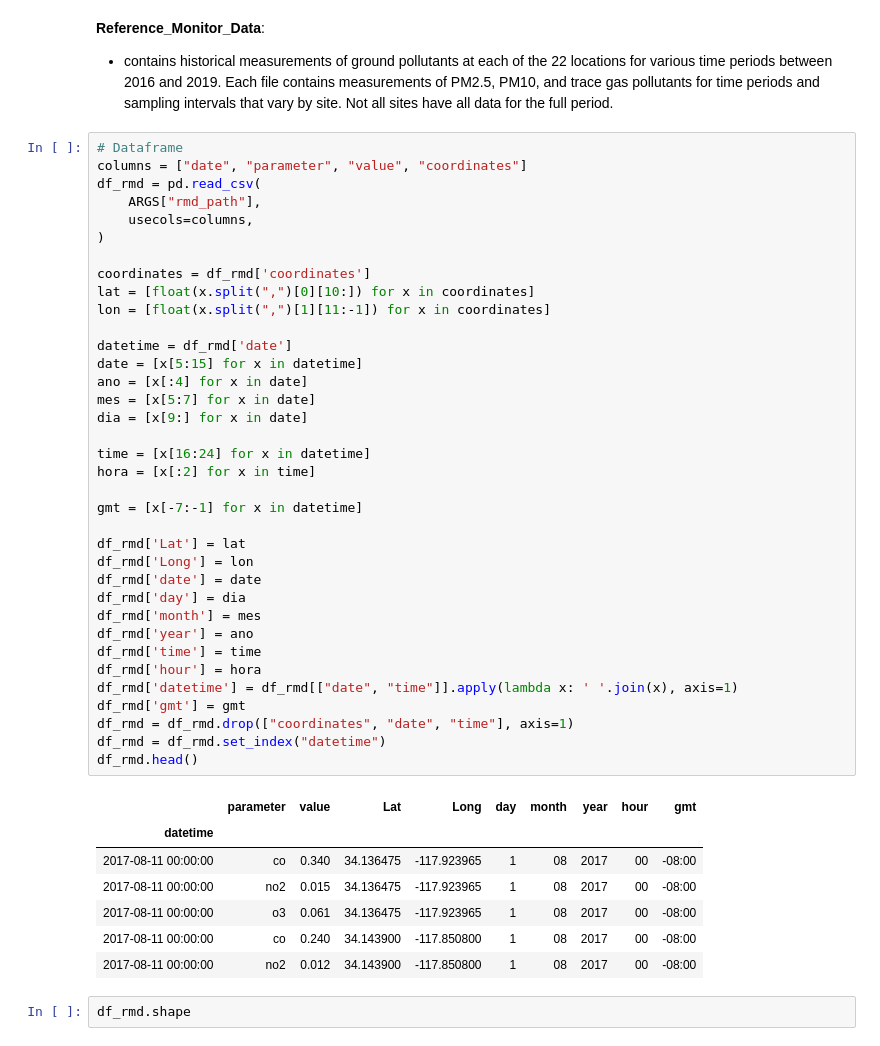
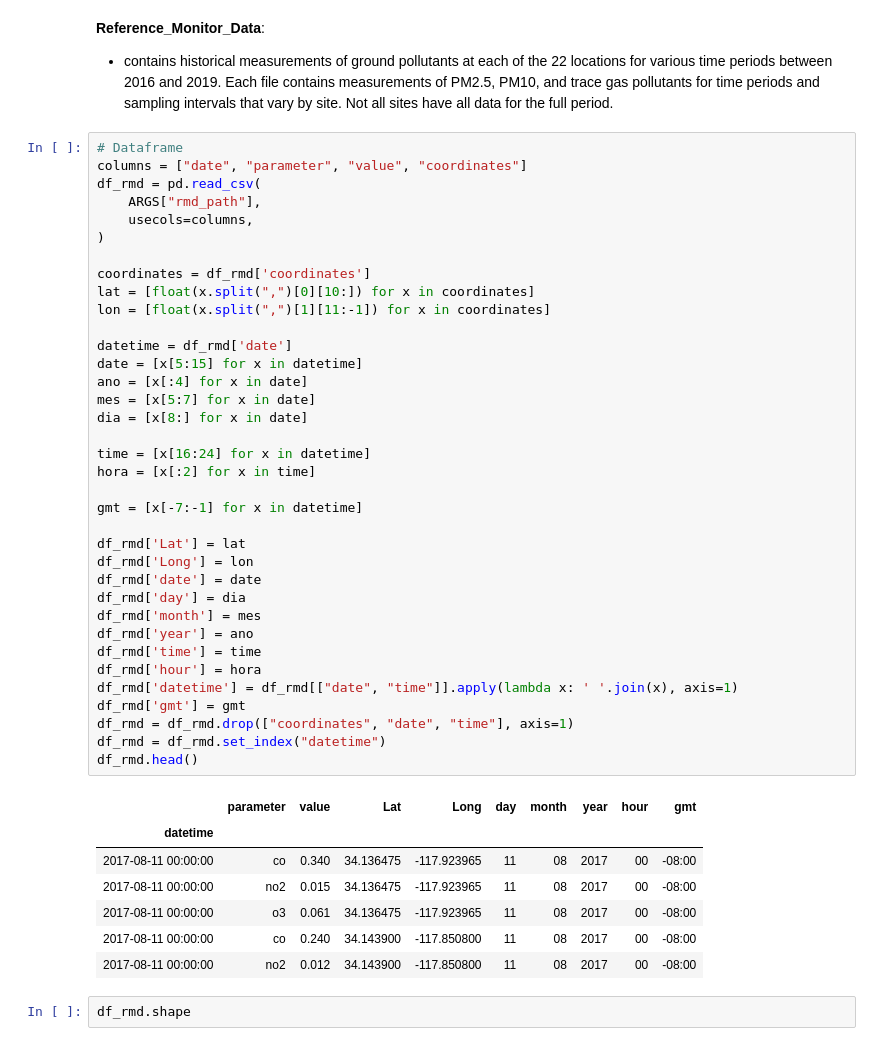
Before and after one commit to OzGabirus/nsa-dataanalysis, a Jupyter notebook: analysis_lo.ipynb, the cells around one changed output. Cells and saved outputs as stored; diff of their text form.

```diff
--- a/analysis_lo.ipynb
+++ b/analysis_lo.ipynb
@@ -136,39 +121,39 @@ df_rmd = pd.read_csv(
 coordinates = df_rmd['coordinates']
 lat = [float(x.split(",")[0][10:]) for x in coordinates]
 lon = [float(x.split(",")[1][11:-1]) for x in coordinates]
 
 datetime = df_rmd['date']
 date = [x[5:15] for x in datetime]
 ano = [x[:4] for x in date]
 mes = [x[5:7] for x in date]
-dia = [x[9:] for x in date]
+dia = [x[8:] for x in date]
 
 time = [x[16:24] for x in datetime]
 hora = [x[:2] for x in time]
 
 gmt = [x[-7:-1] for x in datetime]
 
 df_rmd['Lat'] = lat
 df_rmd['Long'] = lon
 df_rmd['date'] = date
 df_rmd['day'] = dia
 df_rmd['month'] = mes
 df_rmd['year'] = ano
 df_rmd['time'] = time
 df_rmd['hour'] = hora
 df_rmd['datetime'] = df_rmd[["date", "time"]].apply(lambda x: ' '.join(x), axis=1)
 df_rmd['gmt'] = gmt
 df_rmd = df_rmd.drop(["coordinates", "date", "time"], axis=1)
 df_rmd = df_rmd.set_index("datetime")
 df_rmd.head()
 # %% [output]
 |  | parameter | value | Lat | Long | day | month | year | hour | gmt |
 | datetime |  |  |  |  |  |  |  |  |  |
-| 2017-08-11 00:00:00 | co | 0.340 | 34.136475 | -117.923965 | 1 | 08 | 2017 | 00 | -08:00 |
-| 2017-08-11 00:00:00 | no2 | 0.015 | 34.136475 | -117.923965 | 1 | 08 | 2017 | 00 | -08:00 |
-| 2017-08-11 00:00:00 | o3 | 0.061 | 34.136475 | -117.923965 | 1 | 08 | 2017 | 00 | -08:00 |
-| 2017-08-11 00:00:00 | co | 0.240 | 34.143900 | -117.850800 | 1 | 08 | 2017 | 00 | -08:00 |
-| 2017-08-11 00:00:00 | no2 | 0.012 | 34.143900 | -117.850800 | 1 | 08 | 2017 | 00 | -08:00 |
+| 2017-08-11 00:00:00 | co | 0.340 | 34.136475 | -117.923965 | 11 | 08 | 2017 | 00 | -08:00 |
+| 2017-08-11 00:00:00 | no2 | 0.015 | 34.136475 | -117.923965 | 11 | 08 | 2017 | 00 | -08:00 |
+| 2017-08-11 00:00:00 | o3 | 0.061 | 34.136475 | -117.923965 | 11 | 08 | 2017 | 00 | -08:00 |
+| 2017-08-11 00:00:00 | co | 0.240 | 34.143900 | -117.850800 | 11 | 08 | 2017 | 00 | -08:00 |
+| 2017-08-11 00:00:00 | no2 | 0.012 | 34.143900 | -117.850800 | 11 | 08 | 2017 | 00 | -08:00 |
 # %%
 df_rmd.shape
 # %% [output]
```
Also changed, not shown: parts of 5 cells of this notebook, 3 other files.
